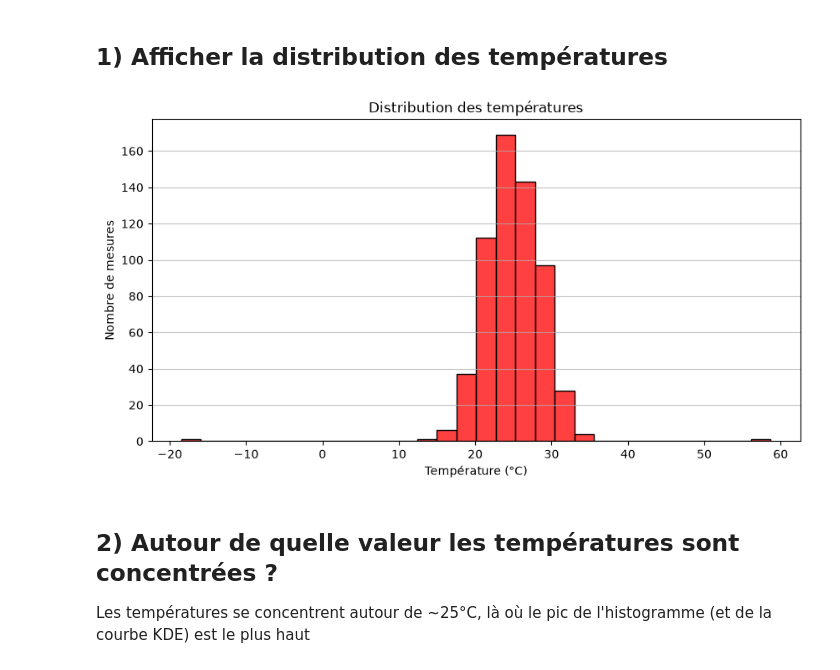
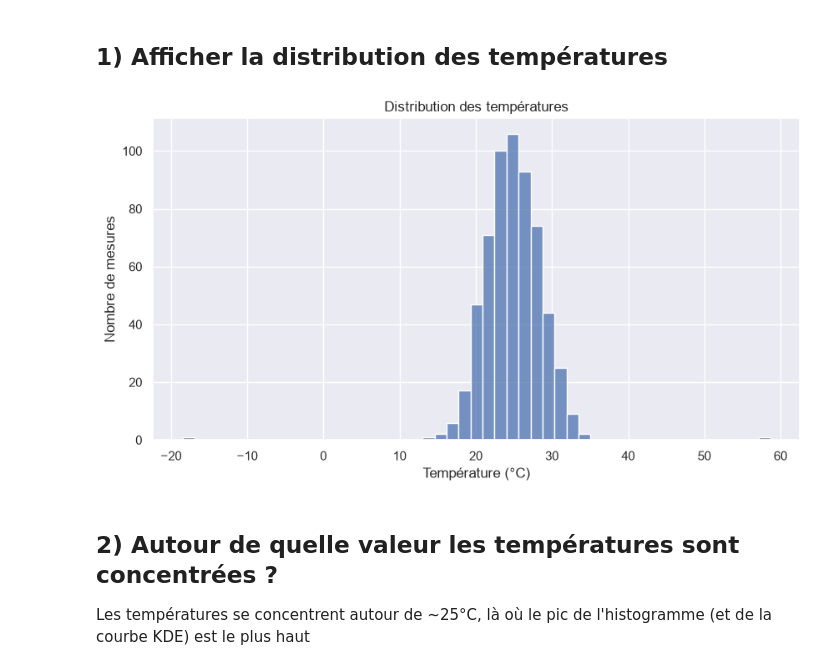
Before and after one commit to Mayra-99/atelier_seaborn_iot, a Jupyter notebook: notebooks/atelier_seaborn_iot.ipynb, the cells around one changed output. Drawn from its saved outputs; the diff is of its cells as text; code cells hidden in the pictures.

```diff
--- a/notebooks/atelier_seaborn_iot.ipynb
+++ b/notebooks/atelier_seaborn_iot.ipynb
@@ -13,6 +13,7 @@ import pandas as pd
 import numpy as np
 import matplotlib.pyplot as plt
 import seaborn as sns
+sns.set_theme(style="darkgrid")
 # %%
 sns.__version__
 # %% [output]
@@ -68,14 +69,13 @@ memory usage: 42.7 KB
 # %%
 plt.figure(figsize=(10, 5))
 
-sns.histplot(data=df, x="temperature" , bins=30, color="red")
+sns.histplot(data=df, x="temperature" )
 plt.title("Distribution des températures")
 plt.xlabel("Température (°C)")
 plt.ylabel("Nombre de mesures")
-plt.grid(axis='y', alpha=0.75)
 plt.show()
 # %% [output]
-[figure, old version]
+[figure, new version]
 # %% [markdown]
 ##  2) Autour de quelle valeur les températures sont concentrées ?
  Les températures se concentrent autour de ~25°C, là où le pic de l'histogramme (et de la
```
Also changed, not shown: parts of 1 cell of this notebook.
